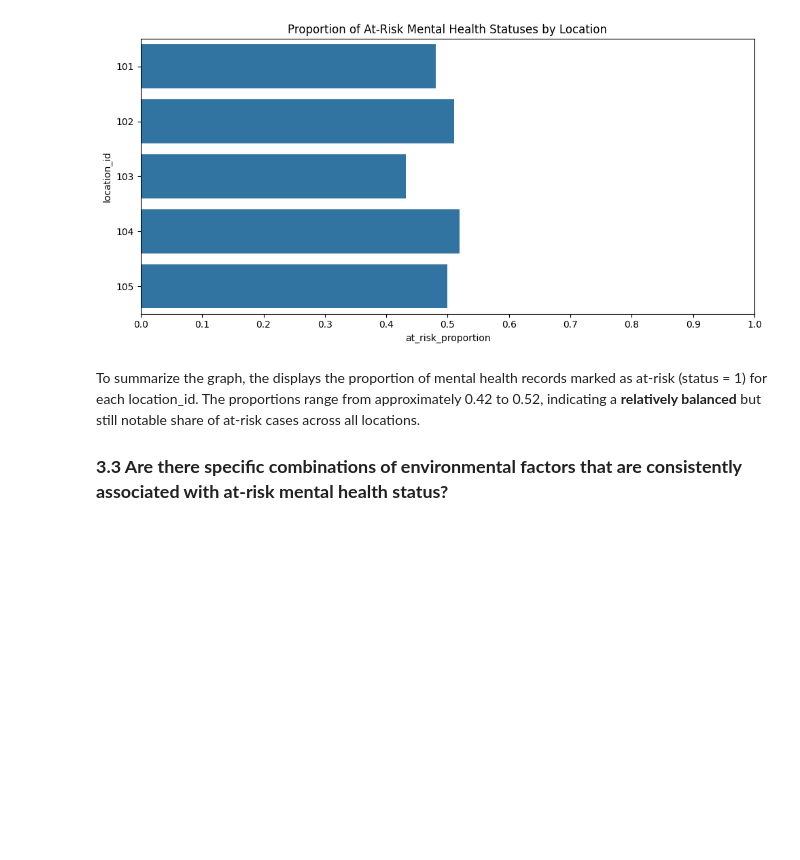
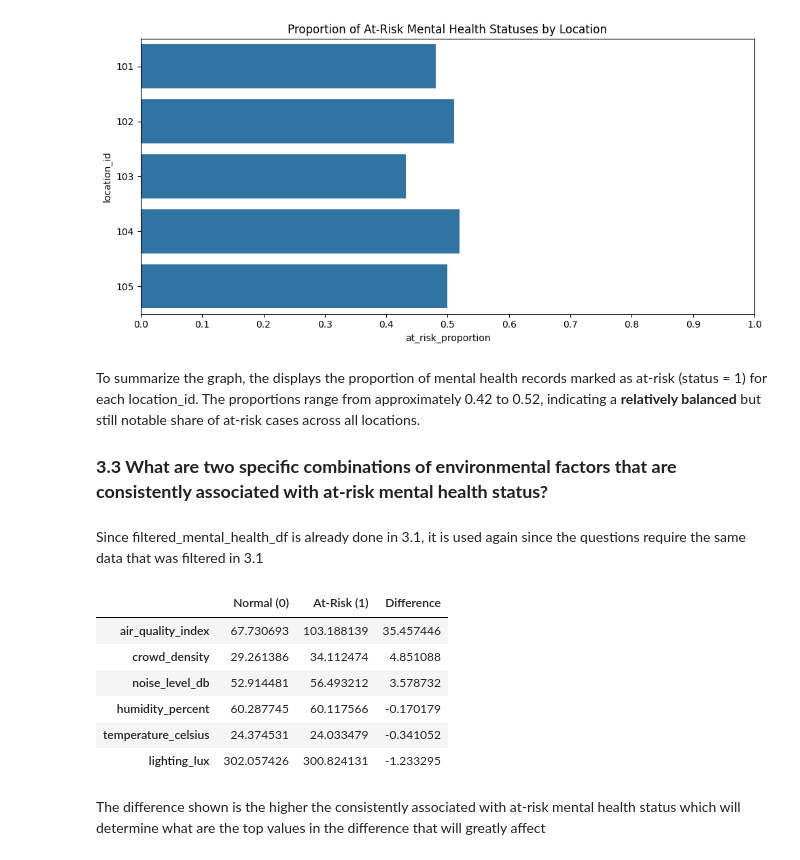
Before and after one commit to lanc3reyes/csmodel_mp, a Jupyter notebook: CSMODEL_Phase1_Group9.ipynb, the cells around one changed output. Saved outputs shown, nothing was run; the diff lists cells and outputs as text; code cells hidden in the pictures; blank space fills up the shorter version.

```diff
--- a/CSMODEL_Phase1_Group9.ipynb
+++ b/CSMODEL_Phase1_Group9.ipynb
@@ -835,4 +837,28 @@ plt.show()
 # %% [markdown]
 To summarize the graph, the displays the proportion of mental health records marked as at-risk (status = 1) for each location_id. The proportions range from approximately 0.42 to 0.52, indicating a **relatively balanced** but still notable share of at-risk cases across all locations.
 
-### __3.3 Are there specific combinations of environmental factors that are consistently associated with at-risk mental health status?__
+### __3.3 What are two specific combinations of environmental factors that are consistently associated with at-risk mental health status?__
+# %% [markdown]
+Since filtered_mental_health_df is already done in 3.1, it is used again since the questions require the same data that was filtered in 3.1
+# %%
+combinations = (
+    filtered_mental_health_df.groupby('mental_health_status', observed=True)[env_vars]
+    .mean()
+    .T
+    .dropna()
+)
+
+combinations.columns = ['Normal (0)', 'At-Risk (1)']
+combinations['Difference'] = combinations['At-Risk (1)'] - combinations['Normal (0)']
+combinations = combinations.sort_values('Difference', ascending=False)
+combinations
+# %% [output]
+|  | Normal (0) | At-Risk (1) | Difference |
+| air_quality_index | 67.730693 | 103.188139 | 35.457446 |
+| crowd_density | 29.261386 | 34.112474 | 4.851088 |
+| noise_level_db | 52.914481 | 56.493212 | 3.578732 |
+| humidity_percent | 60.287745 | 60.117566 | -0.170179 |
+| temperature_celsius | 24.374531 | 24.033479 | -0.341052 |
+| lighting_lux | 302.057426 | 300.824131 | -1.233295 |
+# %% [markdown]
+The difference shown is the higher the consistently associated with at-risk mental health status which will determine what are the top values in the difference that will greatly affect
```
Also changed, not shown: parts of 12 cells of this notebook.
